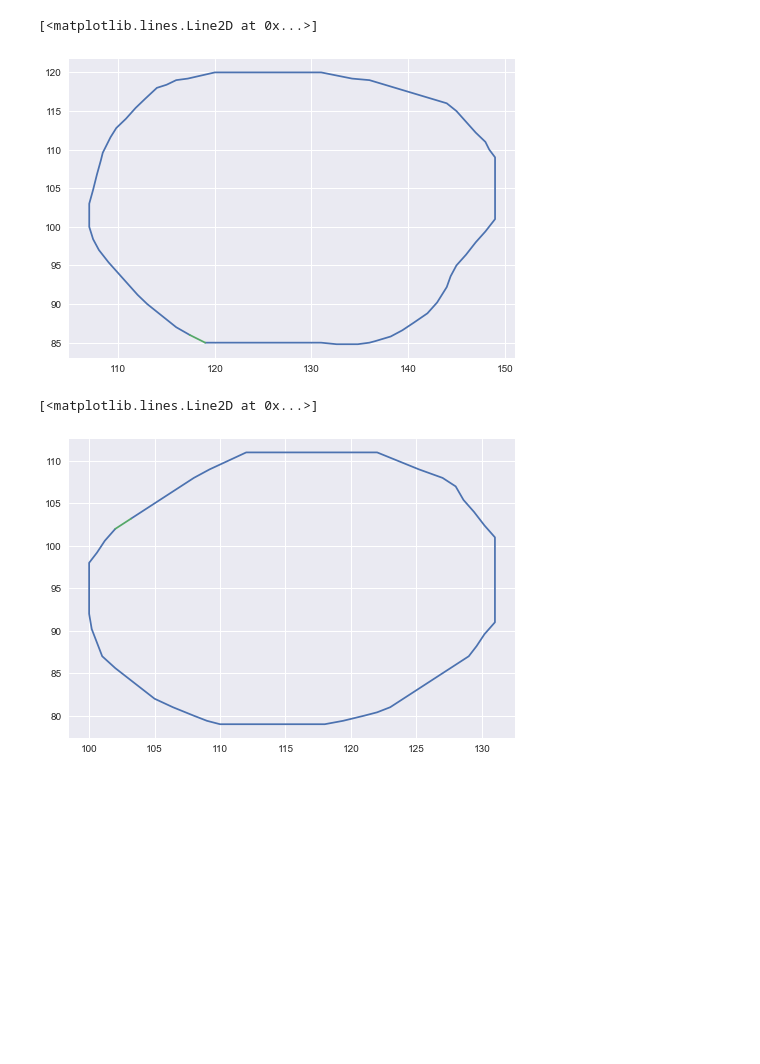
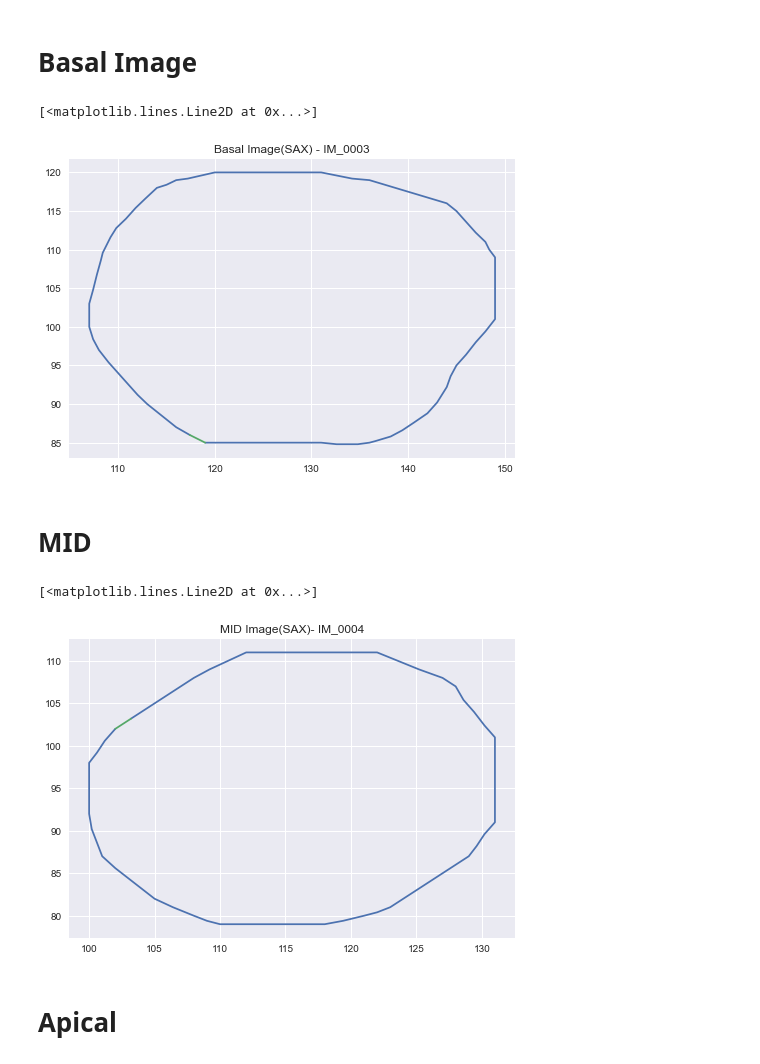
Before and after one commit to MASHOD0/hAIoTthon, a Jupyter notebook: problem statement 2/2drenders.ipynb, the cells around one changed output. Drawn from its saved outputs; the diff is of its cells as text; code cells hidden in the pictures; blank space fills up the shorter version.

```diff
--- a/problem statement 2/2drenders.ipynb
+++ b/problem statement 2/2drenders.ipynb
@@ -1,47 +4,42 @@
+# %% [markdown]
+# Basal Image
 # %%
-#% inline matplotlib
-from matplotlib import pyplot as plt
-import numpy as np
-curve = []
 x_3 = []
 y_3 = []
 plt.style.use('seaborn')
 with open("data/IM_0003-01_inx.txt", "r") as file:
     for line in file:
         point = line.split()
         x_3.append(float(line.split()[0]))
         y_3.append(float(line.split()[1]))
-        curve.append(point)
-#plt.scatter(x_3, y_3)
+
+# plotting the graph
+plt.style.use('seaborn')
+plt.title("Basal Image(SAX) - IM_0003")
 plt.plot(x_3, y_3)
 plt.plot((x_3[0], x_3[len(x_3)-1]), (y_3[0], y_3[len(y_3)-1]))
-
-
-#x , y = np.loadtext("data/IM_0003_inx.txt", skiprows = 0, unpack = True)
-#print(y_3)
 # %% [output]
 [<matplotlib.lines.Line2D at 0x...>]
-[figure, old version]
+[figure, new version]
+# %% [markdown]
+# MID
 # %%
-from matplotlib import pyplot as plt
-import numpy as np
-curve = []
 x_4 = []
 y_4 = []
-#plt.style.use('seaborn')
 with open("data/IM_0004-01_inx.txt", "r") as file:
     for line in file:
         point = line.split()
         x_4.append(float(line.split()[0]))
         y_4.append(float(line.split()[1]))
-        curve.append(point)
-#plt.scatter(x_4, y_4)
+
+# plotting the output
+plt.style.use('seaborn')
+plt.title("MID Image(SAX)- IM_0004")
 plt.plot(x_4, y_4)
 plt.plot((x_4[0], x_4[len(x_4)-1]), (y_4[0], y_4[len(y_4)-1]))
-
-#x , y = np.loadtext("data/IM_0003_inx.txt", skiprows = 0, unpack = True)
-#print(y_4)
 # %% [output]
 [<matplotlib.lines.Line2D at 0x...>]
-[figure, old version]
+[figure, new version]
+# %% [markdown]
+# Apical
 # %%
```
Also changed, not shown: parts of 6 cells of this notebook.
